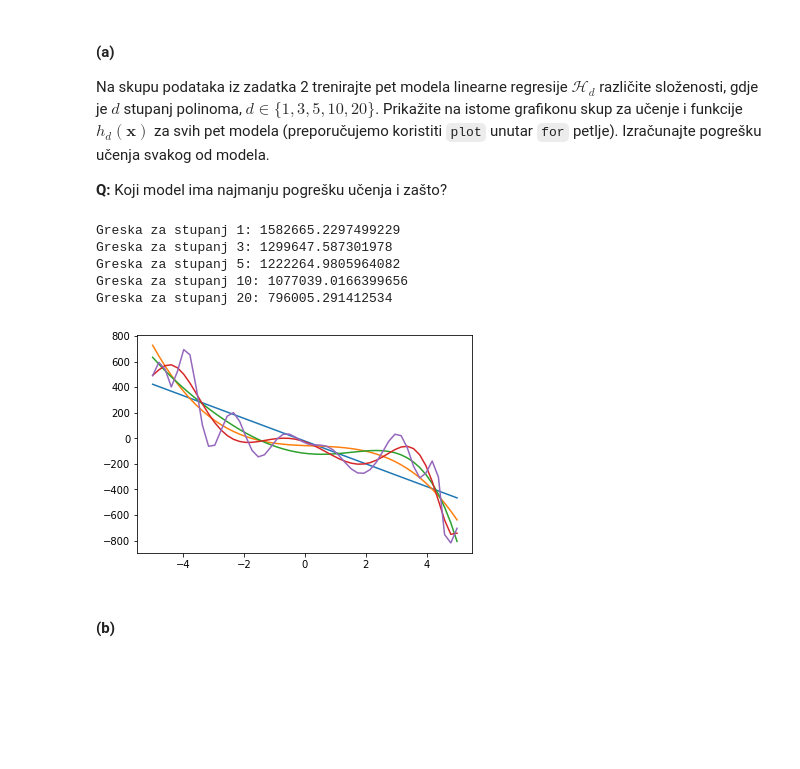
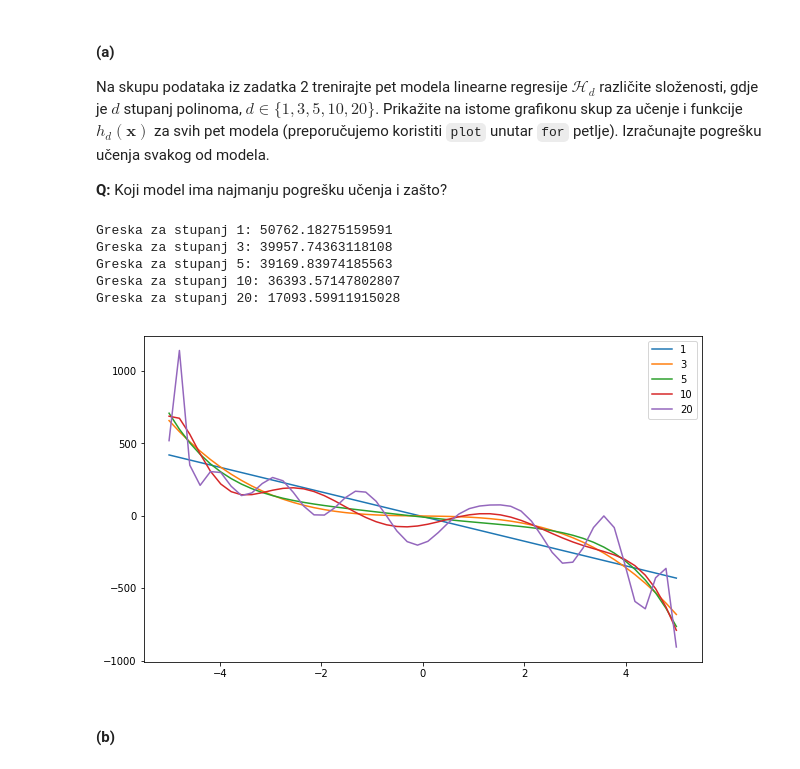
Before and after one commit to tkukurin/Lab.MachineLearning, a Jupyter notebook: lab01.ipynb, the cells around one changed output. Cells and saved outputs as stored; diff of their text form; code cells hidden in the pictures; blank space fills up the shorter version.

```diff
--- a/lab01.ipynb
+++ b/lab01.ipynb
@@ -188,22 +207,25 @@ def lr_err(yt, yp):
 # %%
 for d in (1, 3, 5, 10, 20):
   pf = PolynomialFeatures(degree=d)
   Xn_t = pf.fit_transform(Xn, yn)
 
   lr = LinearRegression()
   lr.fit(Xn_t, yn)
 
   yp = lr.predict(Xn_t)
-  plt.plot(Xn, yp)
+  plt.plot(Xn, yp, label=d)
 
-  print('Greska za stupanj {}: {}'.format(d, lr_err(yn, yp)))
+  print('Greska za stupanj {}: {}'.format(d, mean_squared_error(yn, yp)))
+
+plt.legend()
+plt.show()
 # %% [output]
-Greska za stupanj 1: 1582665.2297499229
-Greska za stupanj 3: 1299647.587301978
-Greska za stupanj 5: 1222264.9805964082
-Greska za stupanj 10: 1077039.0166399656
-Greska za stupanj 20: 796005.291412534
+Greska za stupanj 1: 50762.18275159591
+Greska za stupanj 3: 39957.74363118108
+Greska za stupanj 5: 39169.83974185563
+Greska za stupanj 10: 36393.57147802807
+Greska za stupanj 20: 17093.59911915028
-[figure, old version]
+[figure, new version]
 # %% [markdown]
 #### (b)
 # %% [markdown]
```
Also changed, not shown: parts of 31 cells of this notebook, 1 other file.
